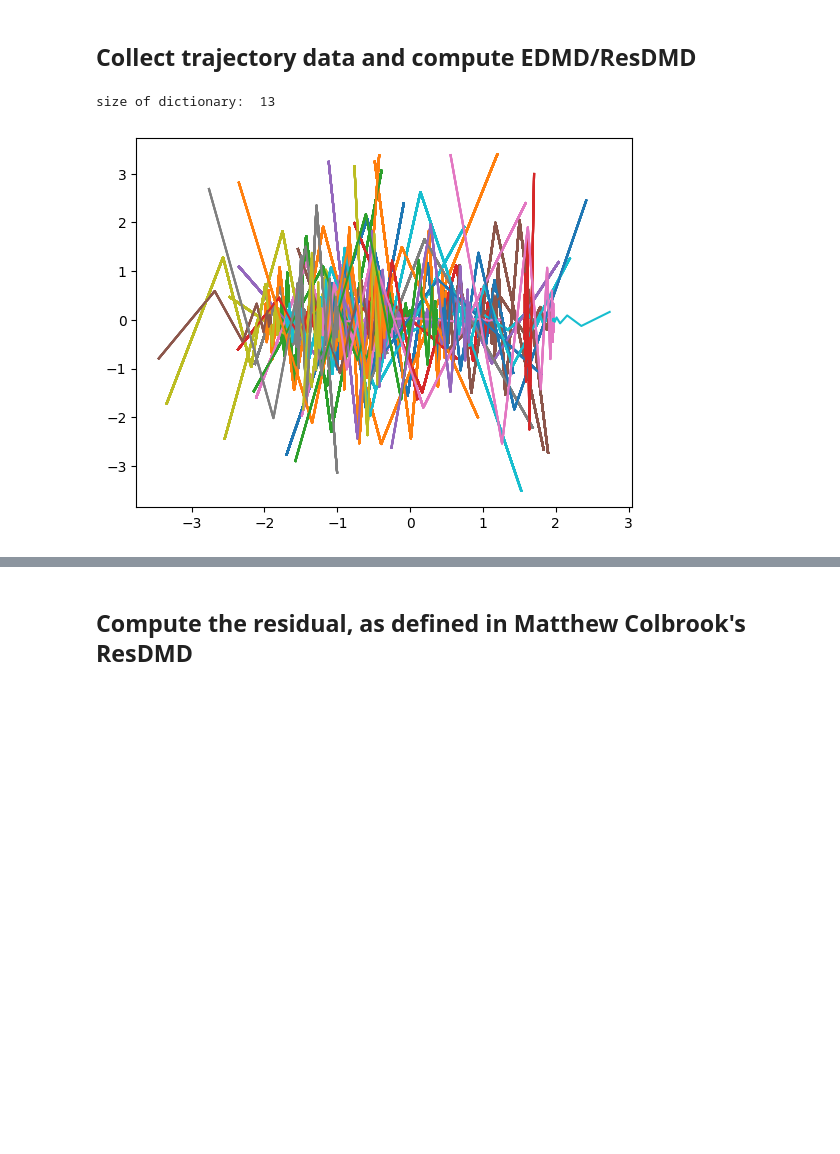
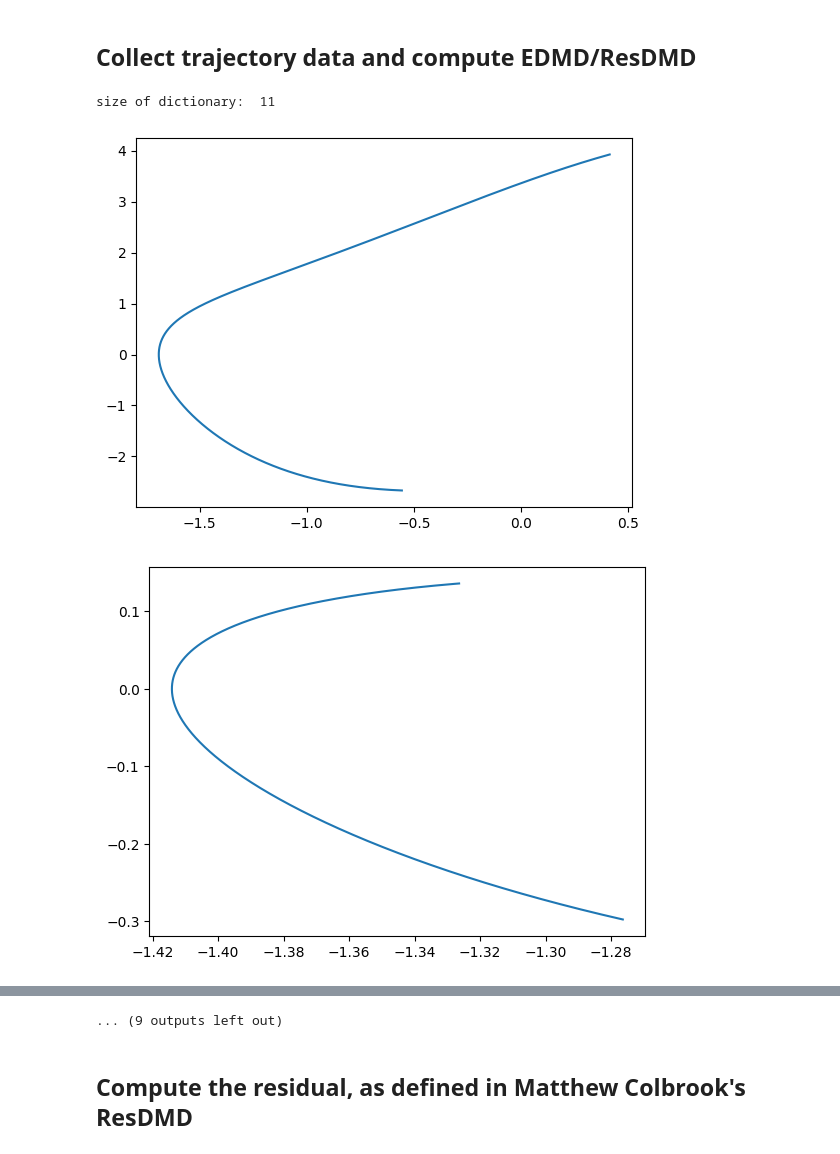
Before and after one commit to jmbosnich/ResDMDc, a Jupyter notebook: ResDMD_forced.ipynb, the cells around one changed output, grey strips where cells are left out. Drawn from its saved outputs; the diff is of its cells as text; code cells hidden in the pictures; blank space fills up the shorter version.

```diff
--- a/ResDMD_forced.ipynb
+++ b/ResDMD_forced.ipynb
@@ -10,7 +10,7 @@ class VanDerPol(object):
     """
     2D dynamics describing the van der pol osciallator
     """
-    def __init__(self, eps=1.0, dt=0.01):
+    def __init__(self, eps=1.0, dt=0.001):
         self.name = "VanDerPol"
         self.eps = eps
         self.dt = dt
@@ -46,7 +46,7 @@ class ContinuousLinearSystem(object):
     """
     2D diagonal, linear dynamics (easy easy easy)
     """
-    def __init__(self, dt=0.01):
+    def __init__(self, dt=0.001):
         self.name = "LinearSystem"
         self.dt = dt
         self.dfdx = jacobian(self.dynamics, argnum=0)
@@ -82,7 +82,7 @@ class DiscreteLinearSystem(object):
     """
     discrete 2D dynamics (the simplest system of all time)
     """
-    def __init__(self, dt=0.01):
+    def __init__(self, dt=0.001):
         self.name = "LinearSystem"
         self.dt = dt
         self.num_states = 2
@@ -110,7 +110,7 @@ class DiscreteLinearSystem(object):
 # %% [markdown]
 ## Choose model
 # %%
-model = DiscreteLinearSystem()
+model = VanDerPol()
 # %% [markdown]
 ## Define dictionaries of observables
 # %%
@@ -121,18 +121,13 @@ class Observables(object):
         self.order = order
         self.cross_terms = cross_terms
 
-    def z_handmade(self, x, u):
+    def handmade(self, x, u):
         if self.choice == 1:
             lift_x = np.array([
                 x[0],
                 x[1],
                 x[0]**2,
-                x[1]**2,
-                x[0]*x[1],
-                x[0]**3,
-                x[1]**3,
-                (x[0]**2)*x[1],
-                (x[1]**2)*x[0]
+                (x[0]**2)*x[1]
             ])
 
         if self.choice == 2:
@@ -273,17 +268,16 @@ $$H_n(x) = (-1)^n \cdot exp\left({\frac{x^2}{2}}\right) \cdot \frac{d^n}{dx^n} e
 # %% [markdown]
 ## Collect trajectory data and compute EDMD/ResDMD
 # %%
-np.random.seed(420) # set the seed for reproducibility
-num_trials = 50 # number of resets
-tf = 5
+num_trials = 20 # number of resets
+tf = 2
 horizon = int(tf/model.dt) # how long we simulate the system for
 M = num_trials * horizon # M sized data
 
 traj = np.zeros([2, horizon, num_trials])
 
 ### Choose basis functions ###
-obs_choice = 4  # if handmade basis is used
-order = 6  # if (hermitian) polynomials are used
+obs_choice = 1  # if handmade basis is used
+order = 5  # if (hermitian) polynomials are used
 cross_terms = False
 
 obs = Observables(obs_choice, order, cross_terms)
@@ -291,6 +285,8 @@ z = obs.hermite # choose which basis functions you want to use
 
 num_obs = len(z(model.reset(), model.sample_input()))
 print("size of dictionary: ", num_obs)
+
+np.random.seed(40) # set the seed for reproducibility
 
 # EDMD matrices
 A = np.zeros((num_obs, num_obs))
@@ -301,38 +297,46 @@ A_x = np.zeros((num_obs-1, num_obs-1))
 G_x = np.zeros((num_obs-1, num_obs-1))
 L_x = np.zeros((num_obs-1, num_obs-1))
 
 for k in range(num_trials):
     xt = model.reset()
     ut = model.sample_input()
     for t in range(horizon):
         xt_new = model.step(ut)
         ut_new = ut
         traj[:, t, k] = xt_new
 
         # EDMD computation for Koopman operator
-        A += np.outer(z(xt_new, ut_new), z(xt, ut))
+        A += np.outer(z(xt, ut), z(xt_new, ut_new))
         G += np.outer(z(xt, ut), z(xt, ut))
 
         # ResDMD computation for eval errors
-        z_xt = np.delete(z(xt, [0.]), -1)
-        z_xt_new = np.delete(z(xt_new, [0.]), -1)
-        A_x += np.outer(z_xt_new, z_xt)
+        z_xt = np.delete(z(xt, [0.]), -1)  # delete the control observable
+        z_xt_new = np.delete(z(xt_new, [0.]), -1)  # delete the control observable
+        A_x += np.outer(z_xt, z_xt_new)
         G_x += np.outer(z_xt, z_xt)
         L_x += np.outer(z_xt_new, z_xt_new)
 
-    plt.plot(traj[0], traj[1]) # plot trajectories used for
+        # reset for next loop
+        xt = xt_new
+        ut = ut_new
+
+    plt.plot(traj[0,:,k], traj[1,:,k]) # plot trajectories used for training
 A /= M
 G /= M
 A_x /= M
 G_x /= M
 L_x /= M
 
-koopman = np.dot(A, np.linalg.pinv(G))
+koopman = np.linalg.pinv(G) @ A
 cont_koopman = logm(koopman)/model.dt
 
 # split apart koopman into A and B matrices
 A = koopman[:num_obs-1,:num_obs-1]
 B = koopman[:num_obs-1, num_obs-1:]
+
+A_cont = cont_koopman[:num_obs-1,:num_obs-1]
+B_cont = cont_koopman[:num_obs-1, num_obs-1:]
 # %% [output]
-size of dictionary:  13
+size of dictionary:  11
-[figure, old version]
+[figure, new version]
+[figure, added]
@@ -339,3 +352,4 @@ size of dictionary:  13
+... (9 outputs left out)
 # %% [markdown]
 ## Compute the residual, as defined in Matthew Colbrook's ResDMD
 # %%
```
Also changed, not shown: parts of 3 cells of this notebook, 1 other file.
